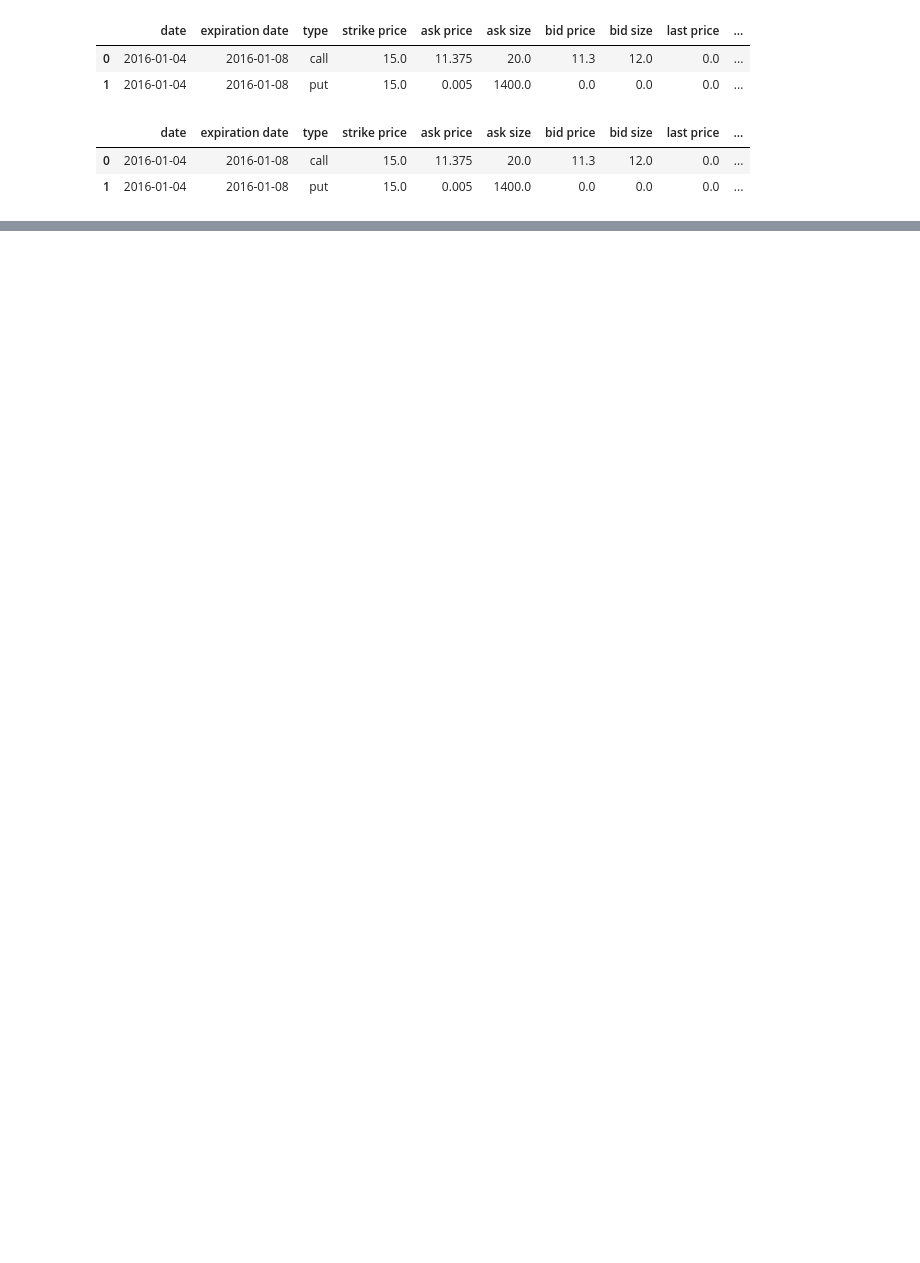
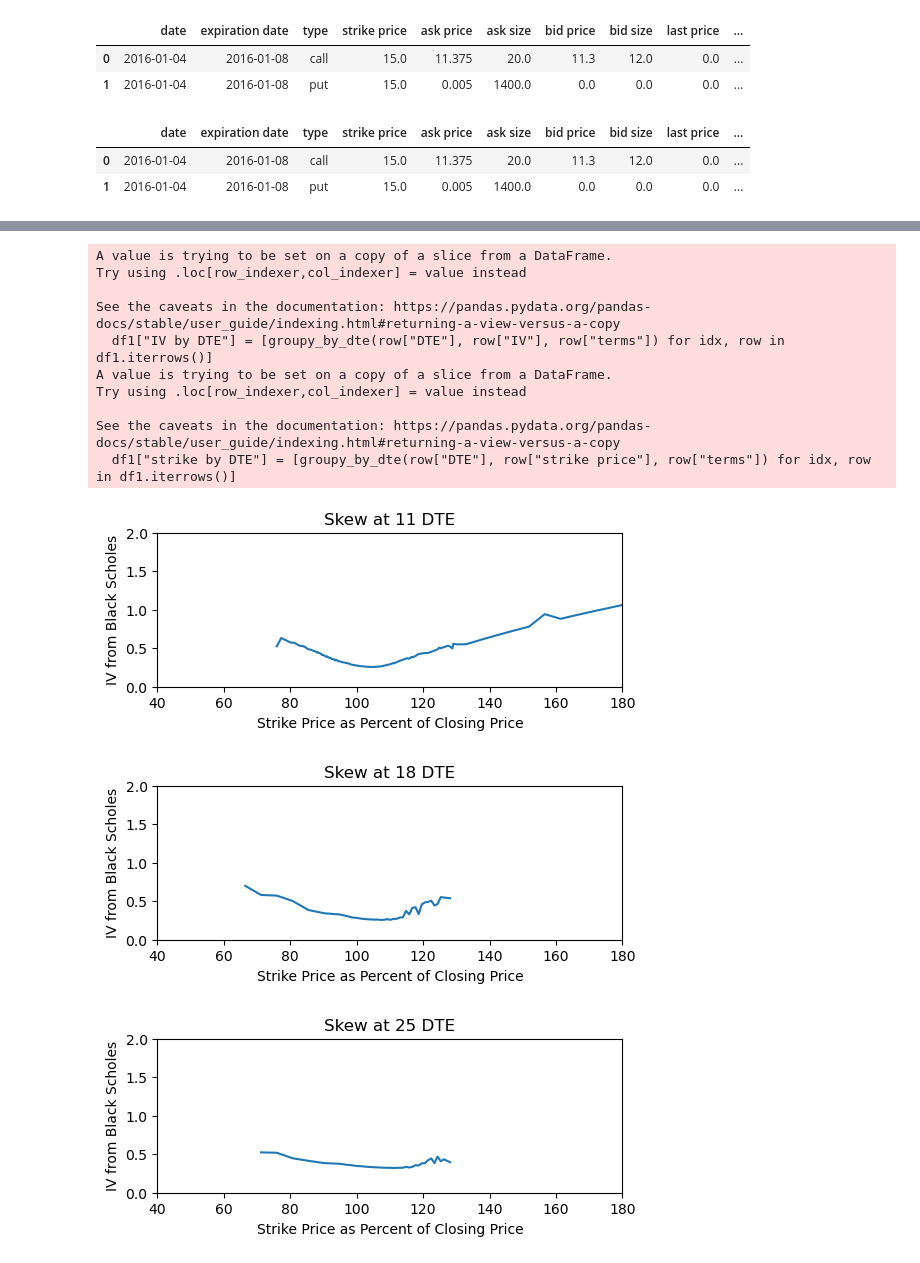
Before and after one commit to joeHollander/Quant_Finance, a Jupyter notebook: Options/OptionVisualization.ipynb, the cells around one changed output, grey strips where cells are left out. Saved outputs shown, nothing was run; the diff lists cells and outputs as text; code cells hidden in the pictures; blank space fills up the shorter version.

```diff
--- a/Options/OptionVisualization.ipynb
+++ b/Options/OptionVisualization.ipynb
@@ -82,9 +83,0 @@ df.head(2)
-# %%
-# for simplicity assuming interest rate is 0.05, will probably adjust later using cubic spline approach
-# calculating implied volatility
-from numba import njit
-
-def compute_iv(price, S, K, t, r, flag):
-    return list(map(implied_volatility, price, S, K, t, r, flag))
-
-df["IV"] = list(map(compute_iv, df["call mid"], df["closing price"], df["strike price"], df["DTE"],  np.full((len(df["call mid"]),len(df["call mid"][0])), 0.05), "c"))
@@ -92,0 +108,10 @@ BelowIntrinsicException: The volatility is below the intrinsic value.
+# %%
+# getting df ready for IV calculation
+df["T"] = df["DTE"].to_numpy() / 365
+df["T"] = [np.round(x, 5) for x in df["T"]]
+# %%
+# performing IV calc on df
+df1 = df.head(5)
+df1["IV"] = list(map(compute_iv, df1["call mid"], df1["closing price"], df1["strike price"], df1["T"]))
+# ["IV"] = [np.round(x, 5) for x in df1["IV"]]
+# df1.head(df1)
@@ -92,0 +124,41 @@ BelowIntrinsicException: The volatility is below the intrinsic value.
+# %%
+#graphing skew
+def groupy_by_dte(dte, val, terms):
+    grouped_mask = {}
+    for i in terms:
+        if i not in grouped_mask:
+            grouped_mask[i] = []
+        grouped_mask[i] = list(np.array(val)[dte == i])
+
+    return list(grouped_mask.values())
+
+
+df1["IV by DTE"] = [groupy_by_dte(row["DTE"], row["IV"], row["terms"]) for idx, row in df1.iterrows()]
+df1["strike by DTE"] = [groupy_by_dte(row["DTE"], row["strike price"], row["terms"]) for idx, row in df1.iterrows()]
+
+num_of_graphs = 5
+for i in range(num_of_graphs):
+    x = np.round(100 * np.array(df1.loc[0, "strike by DTE"][i]) / df1.loc[0, "closing price"][i], 5)
+    y = df1.loc[0, "IV by DTE"][i]
+    plt.figure(i, figsize=(6,2))
+    plt.plot(x, y)
+    plt.xlim(40, 180)
+    plt.ylim(0, 2)
+    DTE = df1.loc[0, "terms"][i]
+    plt.title(f"Skew at {DTE} DTE")
+    plt.xlabel("Strike Price as Percent of Closing Price")
+    plt.ylabel("IV from Black Scholes")
+# %% [output]
+A value is trying to be set on a copy of a slice from a DataFrame.
+Try using .loc[row_indexer,col_indexer] = value instead
+
+See the caveats in the documentation: https://pandas.pydata.org/pandas-docs/stable/user_guide/indexing.html#returning-a-view-versus-a-copy
+  df1["IV by DTE"] = [groupy_by_dte(row["DTE"], row["IV"], row["terms"]) for idx, row in df1.iterrows()]
+A value is trying to be set on a copy of a slice from a DataFrame.
+Try using .loc[row_indexer,col_indexer] = value instead
+
+See the caveats in the documentation: https://pandas.pydata.org/pandas-docs/stable/user_guide/indexing.html#returning-a-view-versus-a-copy
+  df1["strike by DTE"] = [groupy_by_dte(row["DTE"], row["strike price"], row["terms"]) for idx, row in df1.iterrows()]
+[figure, added]
+[figure, added]
+[figure, added]
```
Also changed, not shown: parts of 11 cells of this notebook, 1 other file.
